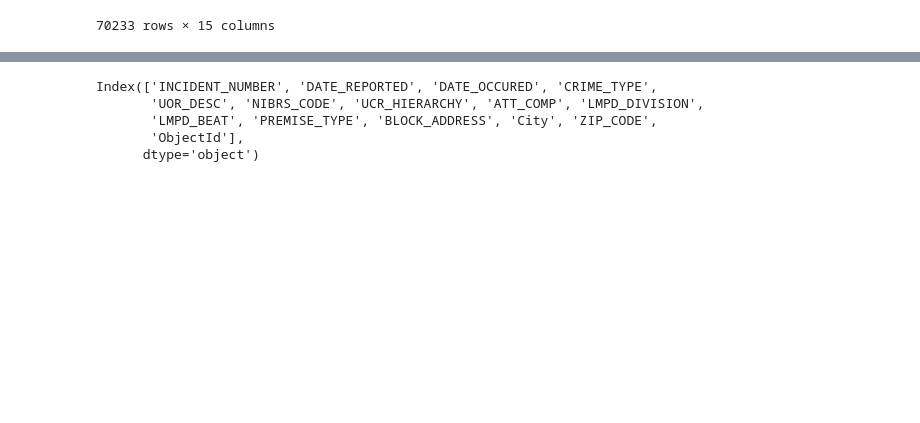
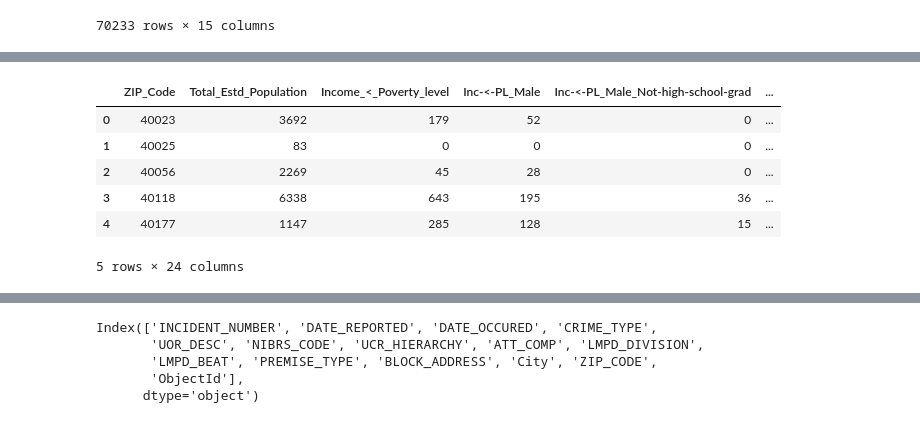
Before and after one commit to JoeBoy767/Crime-Patterns-Socioeconomic-Conditions-Louisville-2020, a Jupyter notebook: notebooks/louisville_crime_2020.ipynb, the cells around one changed output, grey strips where cells are left out. Drawn from its saved outputs; the diff is of its cells as text; code cells hidden in the pictures; blank space fills up the shorter version.

```diff
--- a/notebooks/louisville_crime_2020.ipynb
+++ b/notebooks/louisville_crime_2020.ipynb
@@ -34,0 +58,12 @@ df.head()
+# %%
+#Creating a DataFrame from the US Census Data CSV file
+census_df = us_census_data
+census_df.head()
+# %% [output]
+|  | ZIP_Code | Total_Estd_Population | Income_<_Poverty_level | Inc-<-PL_Male | Inc-<-PL_Male_Not-high-school-grad | ... |
+| 0 | 40023 | 3692 | 179 | 52 | 0 | ... |
+| 1 | 40025 | 83 | 0 | 0 | 0 | ... |
+| 2 | 40056 | 2269 | 45 | 28 | 0 | ... |
+| 3 | 40118 | 6338 | 643 | 195 | 36 | ... |
+| 4 | 40177 | 1147 | 285 | 128 | 15 | ... |
+5 rows × 24 columns
```
Also changed, not shown: parts of 30 cells of this notebook, 1 other file.
